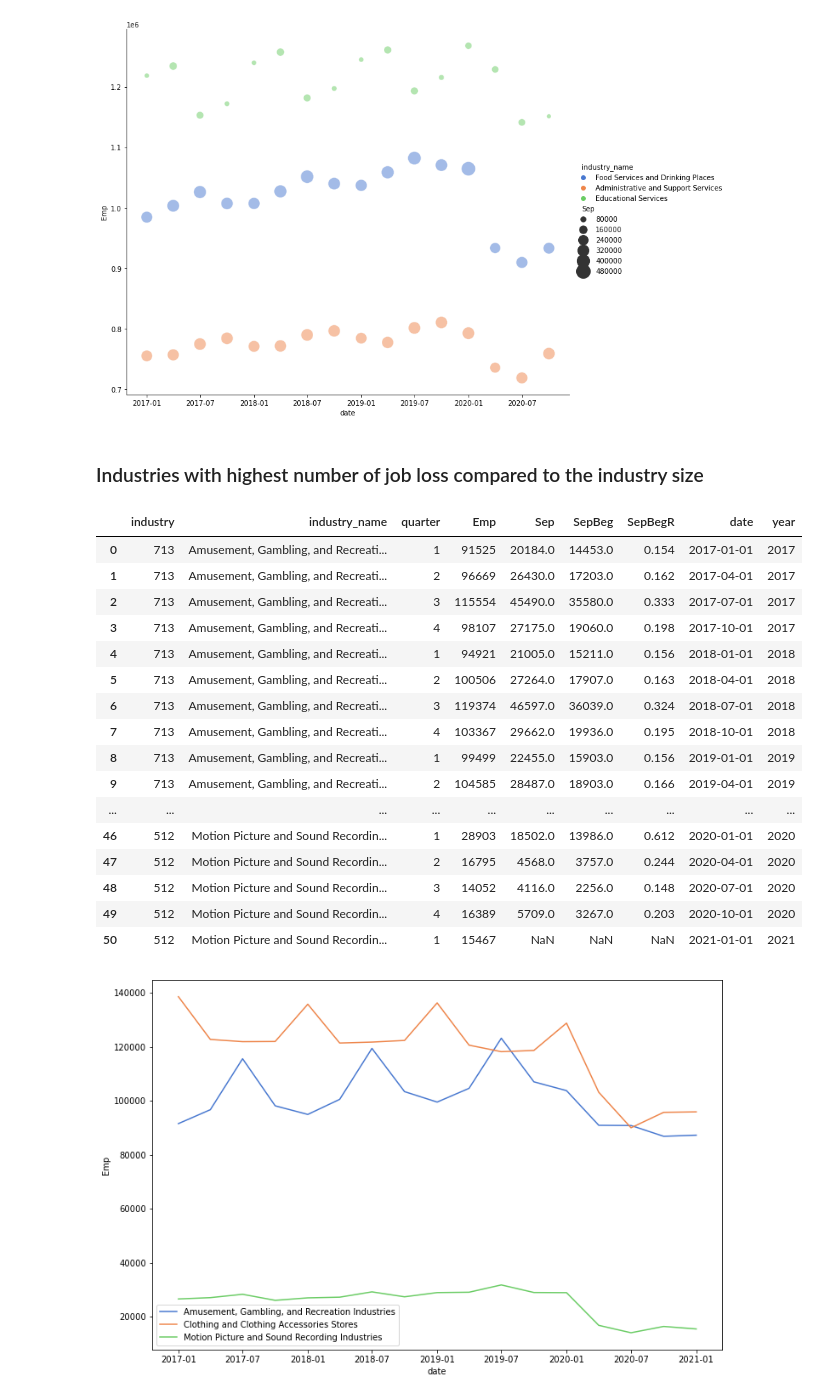
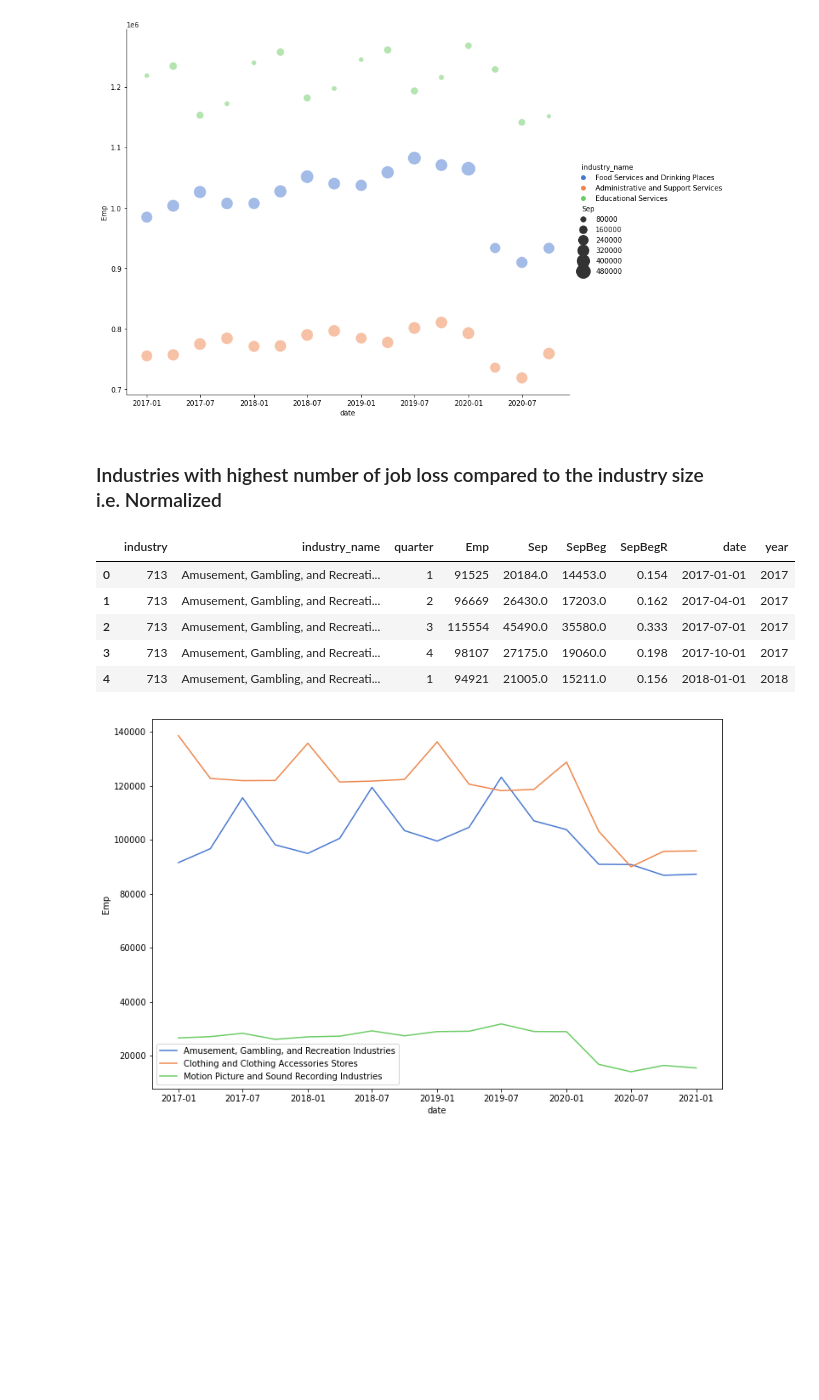
Before and after one commit to capstone-job-market-analysis/job-market-analysis, a Jupyter notebook: jeff_explore.ipynb, the cells around one changed output. Saved outputs shown, nothing was run; the diff lists cells and outputs as text; code cells hidden in the pictures; blank space fills up the shorter version.

```diff
--- a/jeff_explore.ipynb
+++ b/jeff_explore.ipynb
@@ -375,11 +436,14 @@ census_light.head()
 census_light = census_light[census_light.year != 2016]
 # %%
 # Function that creates a new dataframe with select indistries
-industries_highest_job_loss = [561, 611]
-census_lighter = census_light[census_light.industry == 722]
+def select_industries(df, first_industry, list_of_remaining_industries):
+    '''This function creates a dataframe out of the census data
+    for only the selected industries'''
+        # Use one of the industries to initiate the dataframe:
+    df_new = df[df.industry == first_industry]
+        # Loop through the remaining industries to combine all industries
+    for industry in list_of_remaining_industries:
+        industry_loss = df[df.industry == industry]
+        df_new = pd.concat([df_new, industry_loss], ignore_index=True)
 
-for industry in industries_highest_job_loss:
-    industry_loss = census_light[census_light.industry == industry]
-    census_lighter = pd.concat([census_lighter, industry_loss], ignore_index=True)
-
-census_lighter
+    return df_new
@@ -427,34 +483,17 @@ plt.show()
 # %% [output]
 [figure]
 # %% [markdown]
-### Industries with highest number of job loss compared to the industry size
+### Industries with highest number of job loss compared to the industry size i.e. Normalized
 # %%
-industries_highest_job_loss = [448, 512]
-census_lighter1 = census_light[census_light.industry == 713]
-
-for industry in industries_highest_job_loss:
-    industry_loss = census_light[census_light.industry == industry]
-    census_lighter1 = pd.concat([census_lighter1, industry_loss], ignore_index=True)
-
-census_lighter1
+census_lighter1 = select_industries(census_light, 713, [448, 512])
+census_lighter1.head()
 # %% [output]
 |  | industry | industry_name | quarter | Emp | Sep | SepBeg | SepBegR | date | year |
 | 0 | 713 | Amusement, Gambling, and Recreati... | 1 | 91525 | 20184.0 | 14453.0 | 0.154 | 2017-01-01 | 2017 |
 | 1 | 713 | Amusement, Gambling, and Recreati... | 2 | 96669 | 26430.0 | 17203.0 | 0.162 | 2017-04-01 | 2017 |
 | 2 | 713 | Amusement, Gambling, and Recreati... | 3 | 115554 | 45490.0 | 35580.0 | 0.333 | 2017-07-01 | 2017 |
 | 3 | 713 | Amusement, Gambling, and Recreati... | 4 | 98107 | 27175.0 | 19060.0 | 0.198 | 2017-10-01 | 2017 |
 | 4 | 713 | Amusement, Gambling, and Recreati... | 1 | 94921 | 21005.0 | 15211.0 | 0.156 | 2018-01-01 | 2018 |
-| 5 | 713 | Amusement, Gambling, and Recreati... | 2 | 100506 | 27264.0 | 17907.0 | 0.163 | 2018-04-01 | 2018 |
-| 6 | 713 | Amusement, Gambling, and Recreati... | 3 | 119374 | 46597.0 | 36039.0 | 0.324 | 2018-07-01 | 2018 |
-| 7 | 713 | Amusement, Gambling, and Recreati... | 4 | 103367 | 29662.0 | 19936.0 | 0.195 | 2018-10-01 | 2018 |
-| 8 | 713 | Amusement, Gambling, and Recreati... | 1 | 99499 | 22455.0 | 15903.0 | 0.156 | 2019-01-01 | 2019 |
-| 9 | 713 | Amusement, Gambling, and Recreati... | 2 | 104585 | 28487.0 | 18903.0 | 0.166 | 2019-04-01 | 2019 |
-| ... | ... | ... | ... | ... | ... | ... | ... | ... | ... |
-| 46 | 512 | Motion Picture and Sound Recordin... | 1 | 28903 | 18502.0 | 13986.0 | 0.612 | 2020-01-01 | 2020 |
-| 47 | 512 | Motion Picture and Sound Recordin... | 2 | 16795 | 4568.0 | 3757.0 | 0.244 | 2020-04-01 | 2020 |
-| 48 | 512 | Motion Picture and Sound Recordin... | 3 | 14052 | 4116.0 | 2256.0 | 0.148 | 2020-07-01 | 2020 |
-| 49 | 512 | Motion Picture and Sound Recordin... | 4 | 16389 | 5709.0 | 3267.0 | 0.203 | 2020-10-01 | 2020 |
-| 50 | 512 | Motion Picture and Sound Recordin... | 1 | 15467 | NaN | NaN | NaN | 2021-01-01 | 2021 |
 # %%
 plt.figure(figsize=(12,8))
 sns.lineplot(x="date", y="Emp",
```
Also changed, not shown: parts of 33 cells of this notebook.
